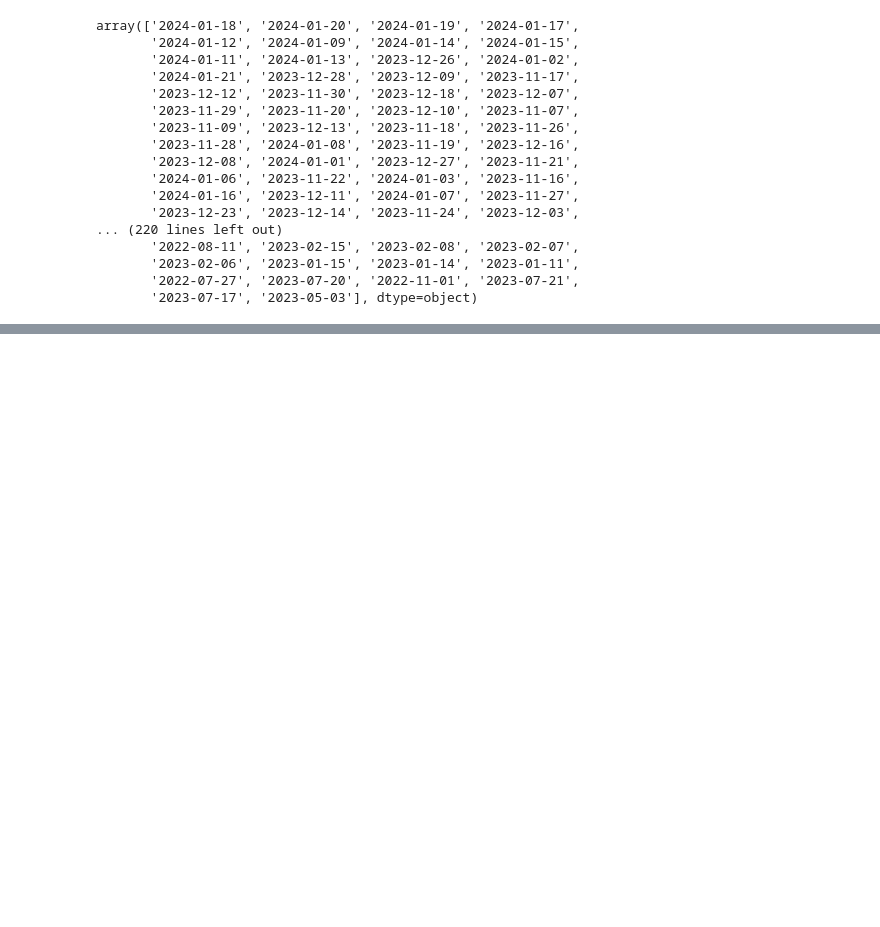
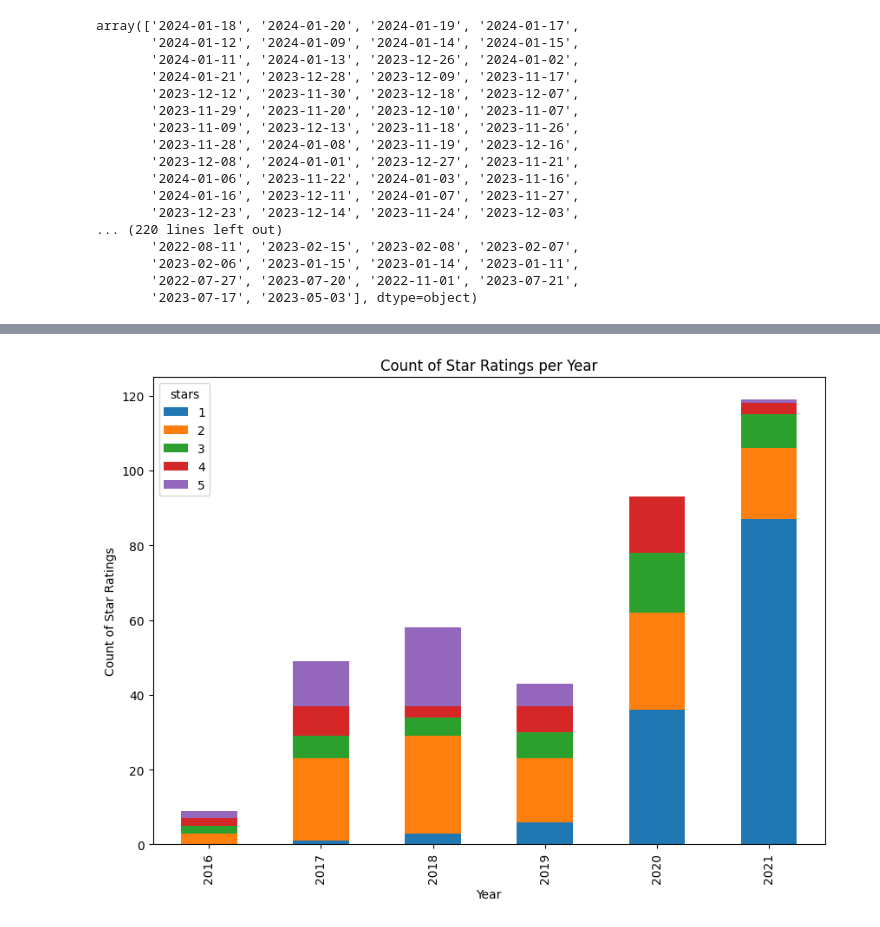
Before and after one commit to nightsinker/TSAP-UberEats, a Jupyter notebook: Data_Merge/Jay_Data_Prep.ipynb, the cells around one changed output, grey strips where cells are left out. Cells and saved outputs as stored; diff of their text form; code cells hidden in the pictures; blank space fills up the shorter version.

```diff
--- a/Data_Merge/Jay_Data_Prep.ipynb
+++ b/Data_Merge/Jay_Data_Prep.ipynb
@@ -128,0 +150,15 @@ array(['2024-01-18', '2024-01-20', '2024-01-19', '2024-01-17',
+# %%
+# Filter out 2023 and 2024
+temp_df = df[~df['year'].isin([2022,2023, 2024])]
+
+# Get count of each star rating for each year
+star_counts = temp_df.groupby(['year', 'stars']).size().unstack()
+
+# Plot stacked bar chart
+star_counts.plot(kind='bar', stacked=True, figsize=(10,7))
+plt.title('Count of Star Ratings per Year')
+plt.xlabel('Year')
+plt.ylabel('Count of Star Ratings')
+plt.show()
+# %% [output]
+[figure, added]
```
Also changed, not shown: parts of 1 cell of this notebook.
